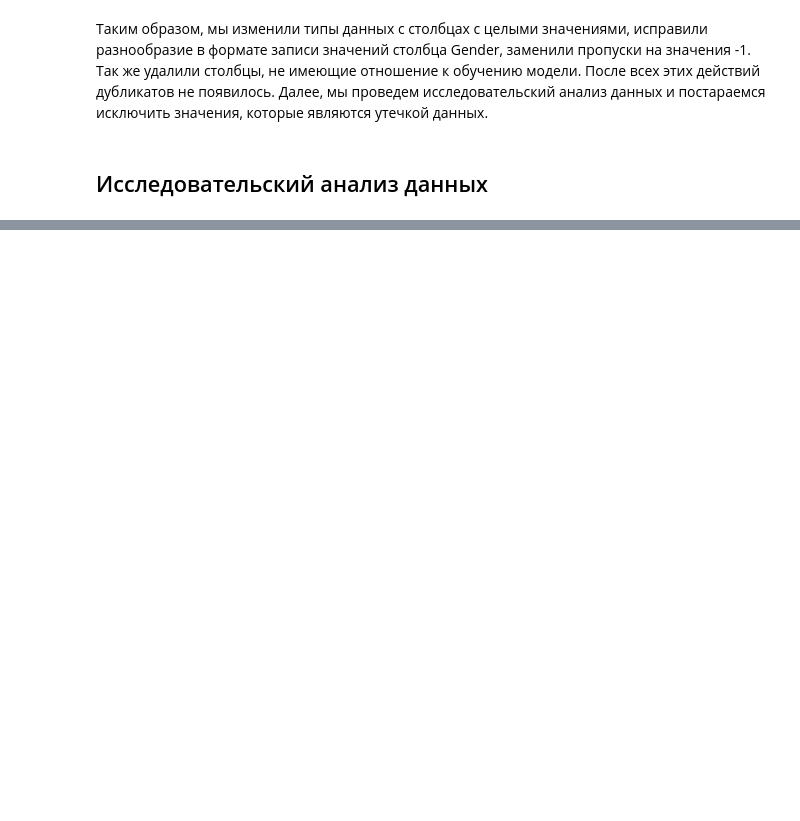
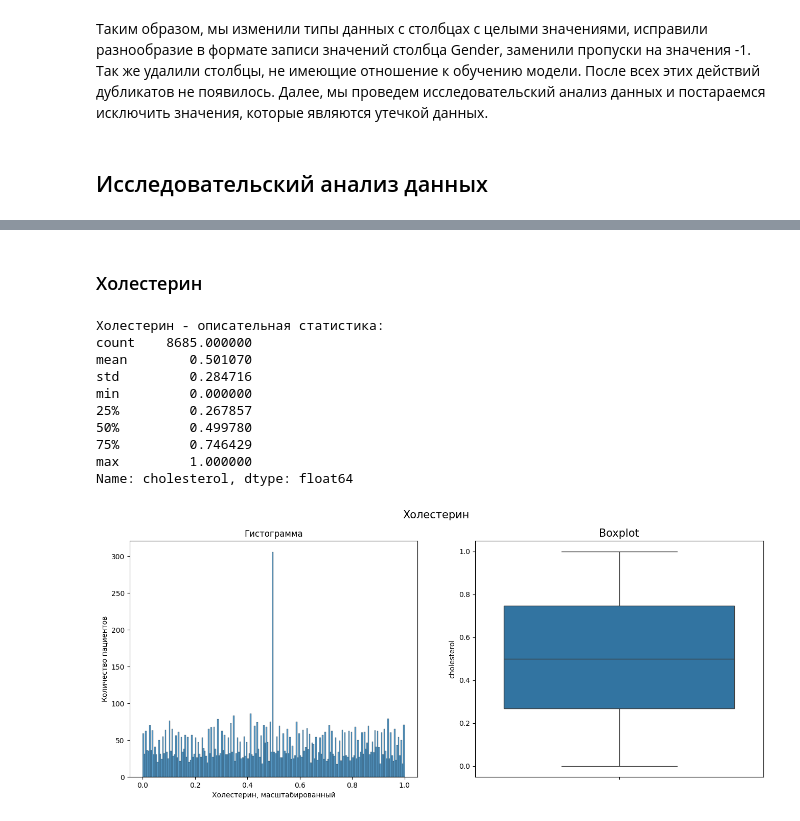
Before and after one commit to olga-tor/Heart_attack, a Jupyter notebook: Project_heart_atttack.ipynb, the cells around one changed output, grey strips where cells are left out. Drawn from its saved outputs; the diff is of its cells as text; code cells hidden in the pictures; blank space fills up the shorter version.

```diff
--- a/Project_heart_atttack.ipynb
+++ b/Project_heart_atttack.ipynb
@@ -380,0 +441,16 @@ def col_count(df, col, title, label):
+# %% [markdown]
+### Холестерин
+# %%
+col_hist(train_X_y, 'cholesterol', 'Холестерин', 'Холестерин, масштабированный')
+# %% [output]
+Холестерин - описательная статистика:
+count    8685.000000
+mean        0.501070
+std         0.284716
+min         0.000000
+25%         0.267857
+50%         0.499780
+75%         0.746429
+max         1.000000
+Name: cholesterol, dtype: float64
+[figure, added]
```
Also changed, not shown: parts of 110 cells of this notebook.
